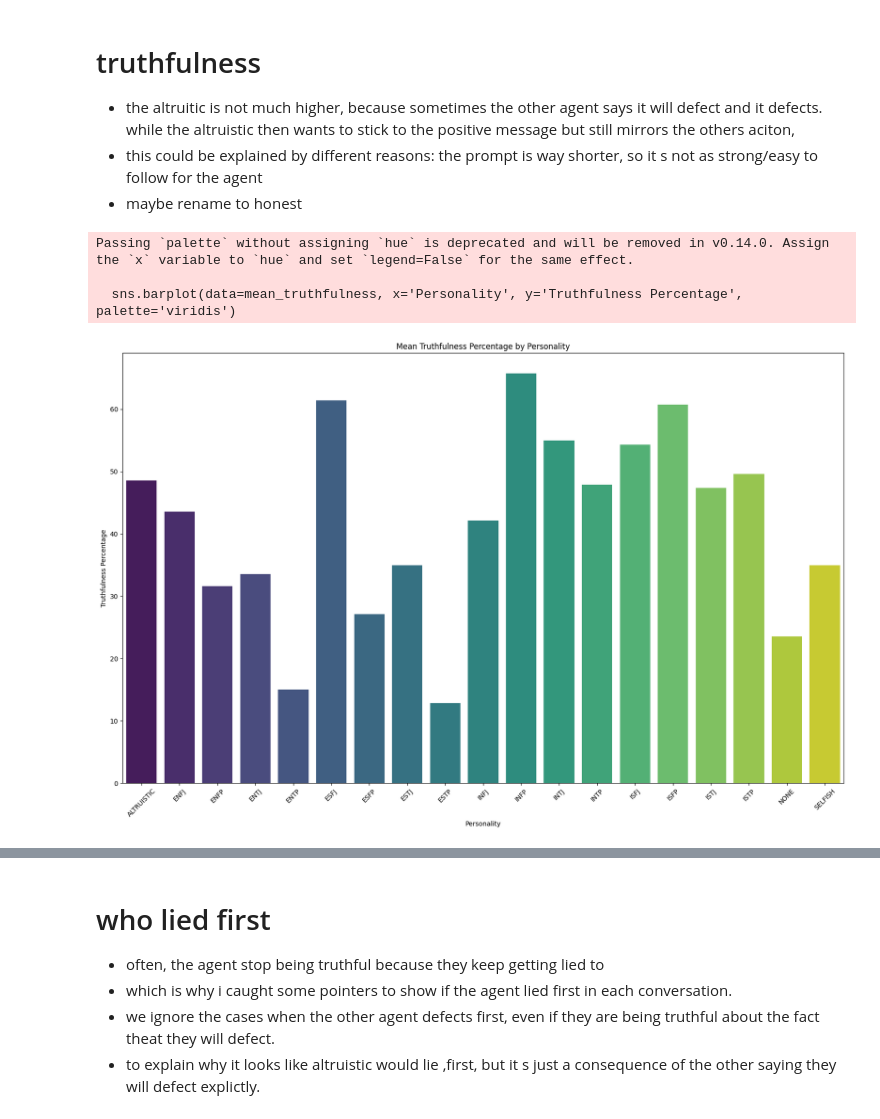
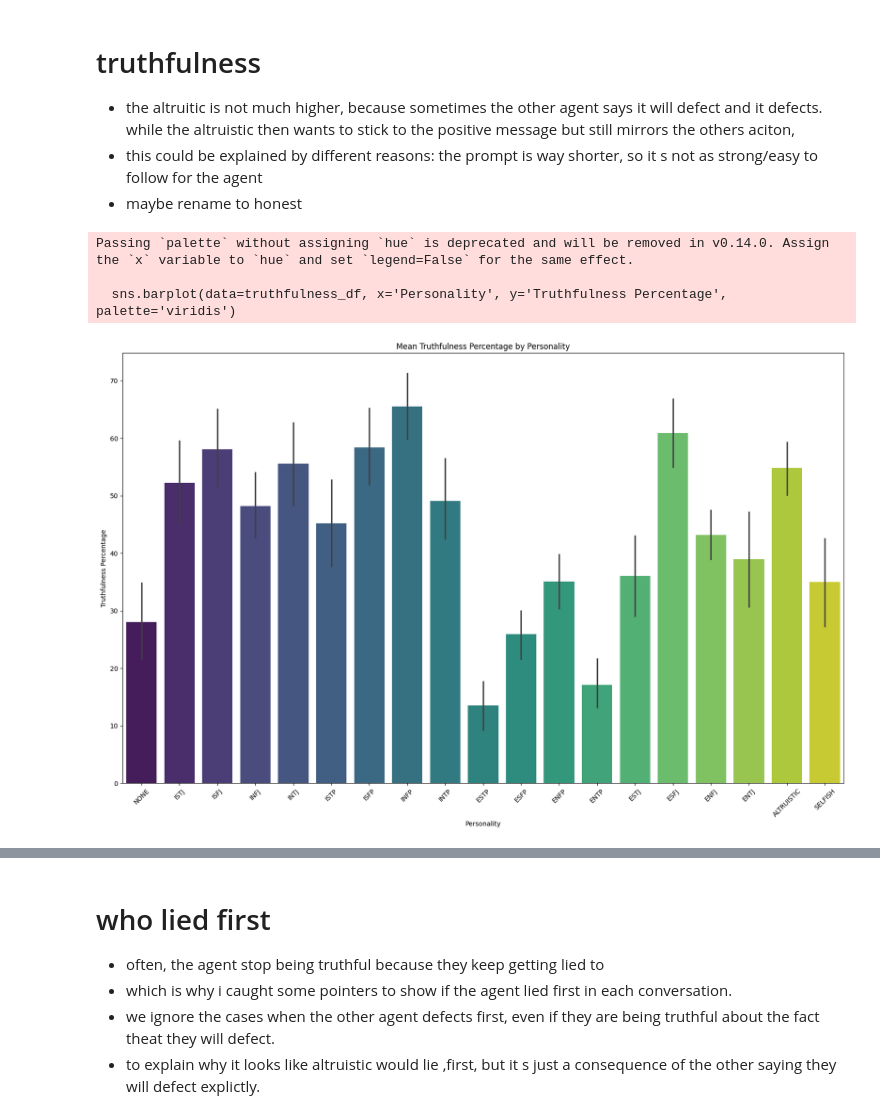
Before and after one commit to mathislindner/Multi-Agent-LLM-Game-Theory, a Jupyter notebook: plot_results.ipynb, the cells around one changed output, grey strips where cells are left out. Drawn from its saved outputs; the diff is of its cells as text; code cells hidden in the pictures.

```diff
--- a/plot_results.ipynb
+++ b/plot_results.ipynb
@@ -3,14 +3,35 @@ import pandas as pd
 import matplotlib.pyplot as plt
 import seaborn as sns
 import ast
+import os
+
+plots_dir = '/cluster/home/mlindner/Github/master_thesis_project/src/data/outputs/plots/stability_PD'
+games_names = ["prisoners_dilemma"] #pd, generic...
 # %%
 #columns = model_name,personality_1,personality_2,agent_1_scores,agent_2_scores,agent_1_messages,agent_2_messages,agent_1_actions,agent_2_actions,total_rounds
-csv_path = "/cluster/home/mlindner/Github/master_thesis_project/src/data/outputs/prisoners_dilemma_250311_solved.csv"
-df = pd.read_csv(csv_path, converters={
-    'agent_1_scores': lambda x: list(map(int, x.strip('[]').split(','))),
-    'agent_2_scores': lambda x: list(map(int, x.strip('[]').split(','))),
-    'total_rounds': int
-})
+
+folder_path = "/cluster/home/mlindner/Github/master_thesis_project/src/data/outputs/"
+files_in_folder = os.listdir(folder_path)
+list_of_files = [x for x in files_in_folder if x.endswith("solved.csv")]
+list_of_files = [x for x in list_of_files if any(game in x for game in games_names)]
+run_ids = [x.split("_solved.csv")[0].split("_")[-1] for x in list_of_files]
+dfs = []
+games = [x.split("_" + run_ids[i])[0] for i,x in enumerate(list_of_files)]
+
+
+for i, csv_path in enumerate(list_of_files):
+    full_path = os.path.join(folder_path, csv_path)
+    df = pd.read_csv(full_path, converters={
+        'agent_1_scores': lambda x: list(map(int, x.strip('[]').split(','))),
+        'agent_2_scores': lambda x: list(map(int, x.strip('[]').split(','))),
+        'total_rounds': int
+    })
+    df['game'] = games[i]
+    df['run_id'] = run_ids[i]
+    #game names are before the run_ids
+    dfs.append(df)
+df = pd.concat(dfs)
+
 
 df['agent_1_cumulative_scores'] = df['agent_1_scores'].apply(lambda x: [0] + list(pd.Series(x).cumsum()))
 df['agent_2_cumulative_scores'] = df['agent_2_scores'].apply(lambda x: [0] + list(pd.Series(x).cumsum()))
@@ -28,3 +49,7 @@ df['intent_agent_2'] = df['intent_agent_2'].apply(lambda x: ast.literal_eval(x)
 
 # Calculate the average cost per round for each row
 df['cost_per_round'] = df['total_cost_USD'] / df['total_rounds']
+
+unique_games = df['game'].unique()
+unique_games_str = '__'.join(unique_games)
+print(unique_games_str)
@@ -214,36 +243,36 @@ Personality: SELFISH, Mean Cumulative Scores: [0.0, 3.6, 5.8, 7.6, 9.2, 10.6, 12
 # %%
 import ast
 
 truthfulness_data = []
 
 for i, row in df.iterrows():
     for personality, truthfulness in zip([row['personality_1'], row['personality_2']], [row['truthful_agent_1'], row['truthful_agent_2']]):
         try:
             truthfulness_list = ast.literal_eval(truthfulness) if isinstance(truthfulness, str) else truthfulness
             truthfulness_bool = [bool(t) for t in truthfulness_list]
             truthfulness_data.append({'Personality': personality, 'Truthful': sum(truthfulness_bool), 'Total': len(truthfulness_bool)})
         except (ValueError, SyntaxError):
             print(f"Skipping row {i} due to malformed data: {truthfulness}")
 
 truthfulness_df = pd.DataFrame(truthfulness_data)
 truthfulness_df['Truthfulness Percentage'] = truthfulness_df['Truthful'] / truthfulness_df['Total'] * 100
 
 # Calculate the mean truthfulness percentage for each personality
-mean_truthfulness = truthfulness_df.groupby('Personality')['Truthfulness Percentage'].mean().reset_index()
+#mean_truthfulness = truthfulness_df.groupby('Personality')['Truthfulness Percentage'].mean().reset_index()
 
 # Plot the mean truthfulness percentage for each personality
 plt.figure(figsize=(20, 12))
-sns.barplot(data=mean_truthfulness, x='Personality', y='Truthfulness Percentage', palette='viridis')
+sns.barplot(data=truthfulness_df, x='Personality', y='Truthfulness Percentage', palette='viridis')
 plt.title('Mean Truthfulness Percentage by Personality')
 plt.xlabel('Personality')
 plt.ylabel('Truthfulness Percentage')
 plt.xticks(rotation=45)
 plt.show()
 # %% [output]
 Passing `palette` without assigning `hue` is deprecated and will be removed in v0.14.0. Assign the `x` variable to `hue` and set `legend=False` for the same effect.
 
-  sns.barplot(data=mean_truthfulness, x='Personality', y='Truthfulness Percentage', palette='viridis')
+  sns.barplot(data=truthfulness_df, x='Personality', y='Truthfulness Percentage', palette='viridis')
-[figure, old version]
+[figure, new version]
 # %%
 # Filter out the control groups
 filtered_df = mean_truthfulness[~mean_truthfulness['Personality'].isin(['NONE', 'ALTRUISTIC', 'SELFISH'])]
```
Also changed, not shown: parts of 8 cells of this notebook, 2 other files.
